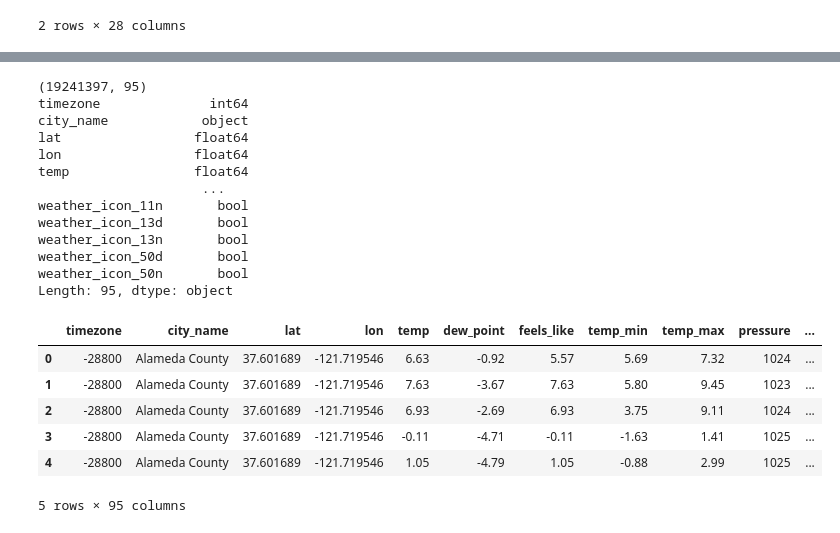
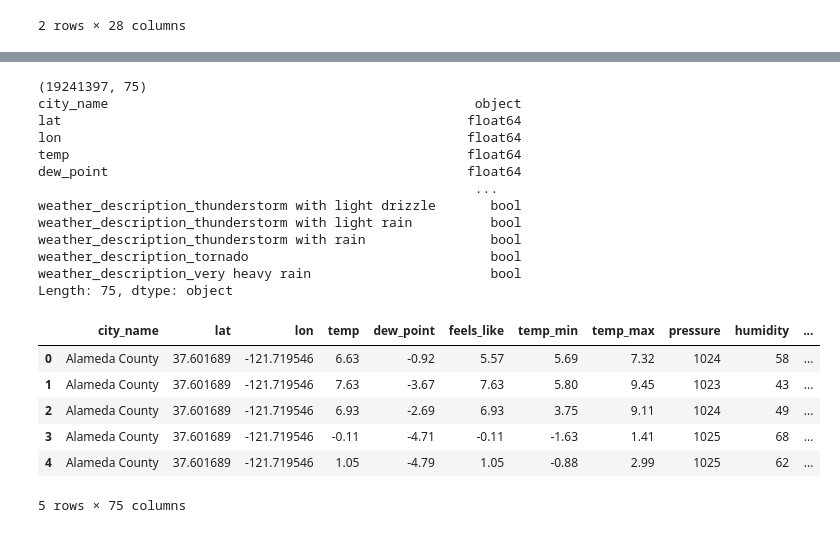
Before and after one commit to LeifHuenderML/ValleyForecast, a Jupyter notebook: src/data_cleaning/original_weather_cleaning.ipynb, the cells around one changed output, grey strips where cells are left out. Cells and saved outputs as stored; diff of their text form; code cells hidden in the pictures.

```diff
--- a/src/data_cleaning/original_weather_cleaning.ipynb
+++ b/src/data_cleaning/original_weather_cleaning.ipynb
@@ -48,9 +49,9 @@ dtype: object
 # based on the analysis of the data above i think that it is worth removing the columns with null values each of them are majorinly null
 # so it could just end up skewing the data in incrorrect ways the one of the biggest relevance to not remove would be wind and rain
 # but since they are so empty there would not be value in keepning them
-
+# removing timezone and weather icon because they are redundant
 # we also are goint to remove the dt col and later will change the dt_iso to a datetime object
-col_to_drop = ['visibility', 'sea_level', 'grnd_level', 'wind_gust', 'rain_1h', 'rain_3h', 'snow_1h', 'snow_3h', 'dt']
+col_to_drop = ['visibility', 'sea_level', 'grnd_level', 'wind_gust', 'rain_1h', 'rain_3h', 'snow_1h', 'snow_3h', 'dt', 'weather_icon', 'timezone']
 df = df.drop(col_to_drop, axis=1)
 print(df.columns)
 df.head()
@@ -79,32 +80,32 @@ df = df.drop('dt_iso', axis=1)
 # %%
 # currently these are all object and they are worth keeping so i will caterogize them numerically so that they can be encoded in training
 # weather_main	weather_description	weather_icon
 # doing so with one hot encoding
 
-
-encoded = pd.get_dummies(df[['weather_main',	'weather_description', 'weather_icon']])
+df1 = df.copy()
+encoded = pd.get_dummies(df[['weather_main',	'weather_description', ]])
 df = pd.concat([df, encoded], axis=1)
 print(df.shape)
 print(df.dtypes)
 df.head()
 # %% [output]
-(19241397, 95)
-timezone              int64
-city_name            object
-lat                 float64
-lon                 float64
-temp                float64
-                     ...
-weather_icon_11n       bool
-weather_icon_13d       bool
-weather_icon_13n       bool
-weather_icon_50d       bool
-weather_icon_50n       bool
-Length: 95, dtype: object
+(19241397, 75)
+city_name                                               object
+lat                                                    float64
+lon                                                    float64
+temp                                                   float64
+dew_point                                              float64
+                                                        ...
+weather_description_thunderstorm with light drizzle       bool
+weather_description_thunderstorm with light rain          bool
+weather_description_thunderstorm with rain                bool
+weather_description_tornado                               bool
+weather_description_very heavy rain                       bool
+Length: 75, dtype: object
-|  | timezone | city_name | lat | lon | temp | dew_point | feels_like | temp_min | temp_max | pressure | ... |
-| 0 | -28800 | Alameda County | 37.601689 | -121.719546 | 6.63 | -0.92 | 5.57 | 5.69 | 7.32 | 1024 | ... |
-| 1 | -28800 | Alameda County | 37.601689 | -121.719546 | 7.63 | -3.67 | 7.63 | 5.80 | 9.45 | 1023 | ... |
-| 2 | -28800 | Alameda County | 37.601689 | -121.719546 | 6.93 | -2.69 | 6.93 | 3.75 | 9.11 | 1024 | ... |
-| 3 | -28800 | Alameda County | 37.601689 | -121.719546 | -0.11 | -4.71 | -0.11 | -1.63 | 1.41 | 1025 | ... |
-| 4 | -28800 | Alameda County | 37.601689 | -121.719546 | 1.05 | -4.79 | 1.05 | -0.88 | 2.99 | 1025 | ... |
+|  | city_name | lat | lon | temp | dew_point | feels_like | temp_min | temp_max | pressure | humidity | ... |
+| 0 | Alameda County | 37.601689 | -121.719546 | 6.63 | -0.92 | 5.57 | 5.69 | 7.32 | 1024 | 58 | ... |
+| 1 | Alameda County | 37.601689 | -121.719546 | 7.63 | -3.67 | 7.63 | 5.80 | 9.45 | 1023 | 43 | ... |
+| 2 | Alameda County | 37.601689 | -121.719546 | 6.93 | -2.69 | 6.93 | 3.75 | 9.11 | 1024 | 49 | ... |
+| 3 | Alameda County | 37.601689 | -121.719546 | -0.11 | -4.71 | -0.11 | -1.63 | 1.41 | 1025 | 68 | ... |
+| 4 | Alameda County | 37.601689 | -121.719546 | 1.05 | -4.79 | 1.05 | -0.88 | 2.99 | 1025 | 62 | ... |
-5 rows × 95 columns
+5 rows × 75 columns
```
Also changed, not shown: parts of 15 cells of this notebook, 10 other files.
